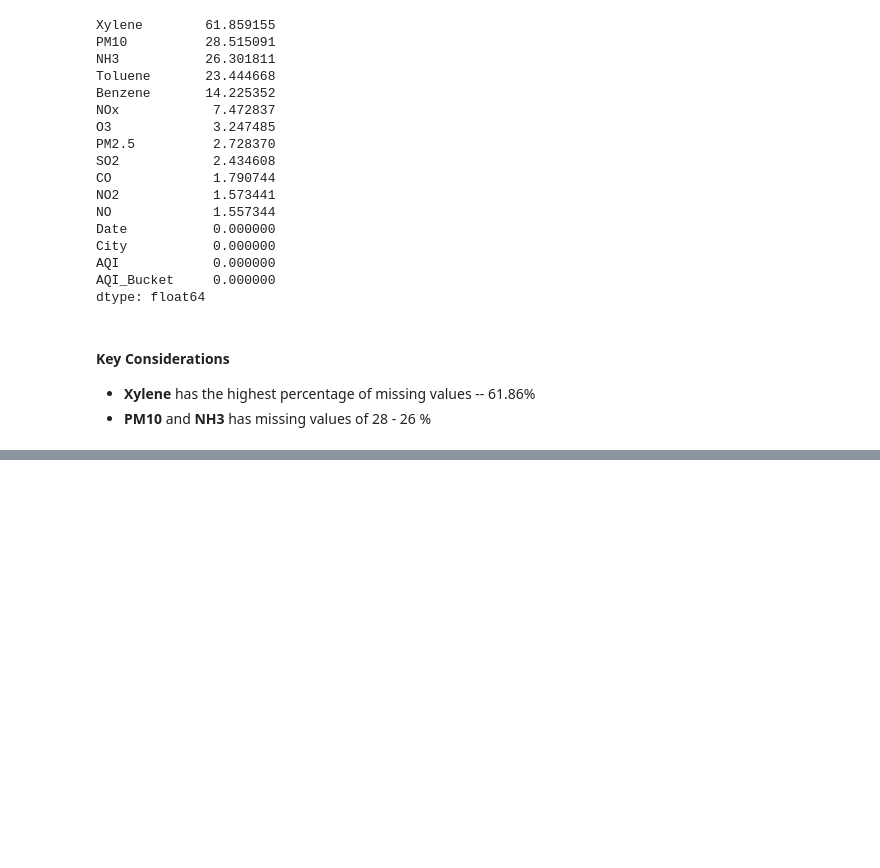
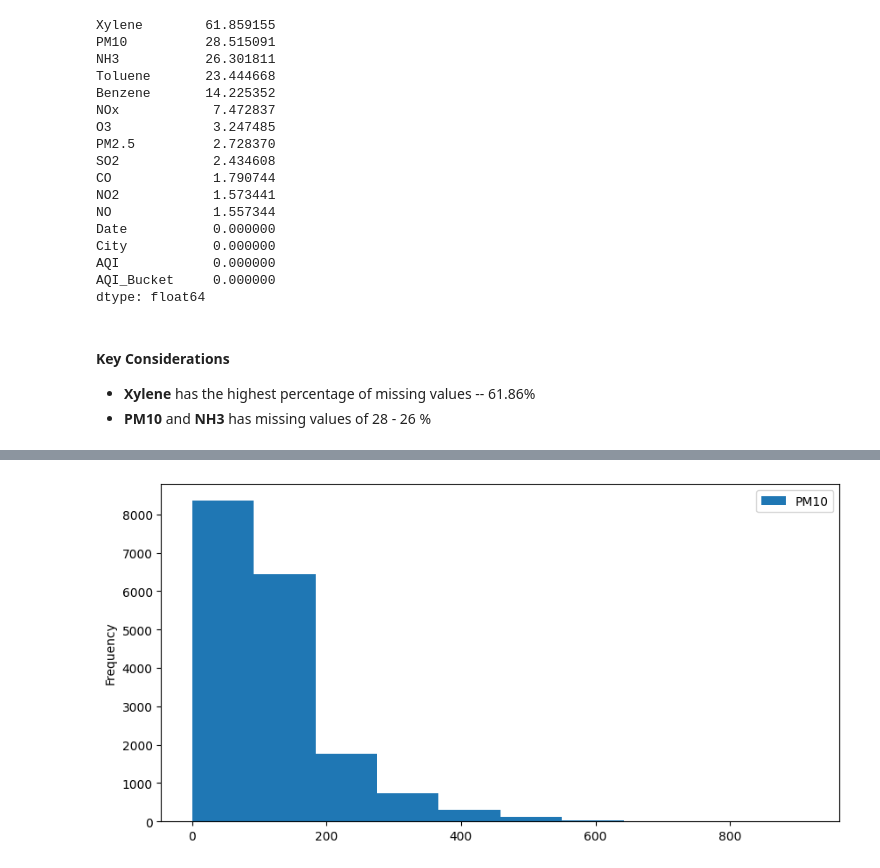
Before and after one commit to 20R01A66E3/Air-Quality-Index-Prediction-AICTE, a Jupyter notebook: AQI Prediction Model.ipynb, the cells around one changed output, grey strips where cells are left out. Saved outputs shown, nothing was run; the diff lists cells and outputs as text; code cells hidden in the pictures; blank space fills up the shorter version.

```diff
--- a/AQI Prediction Model.ipynb
+++ b/AQI Prediction Model.ipynb
@@ -160,0 +171,6 @@ dtype: float64
+# %%
+data_frame['PM10'].plot(kind='hist', figsize=(10,5))
+plt.legend()
+plt.show()
+# %% [output]
+[figure, added]
```
Also changed, not shown: parts of 41 cells of this notebook.
